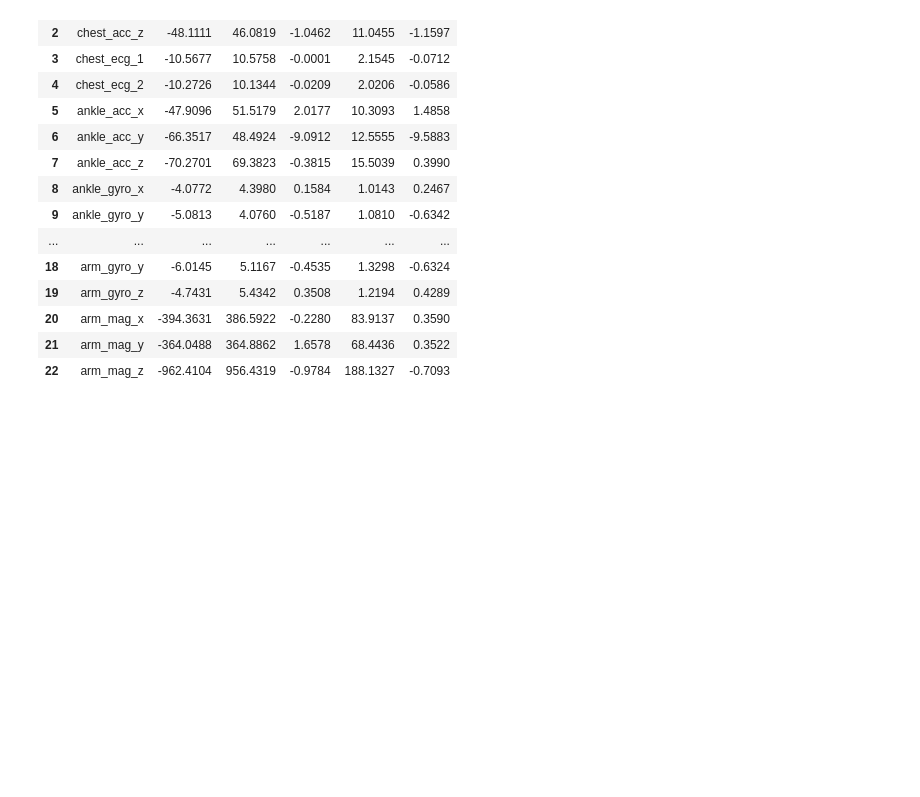
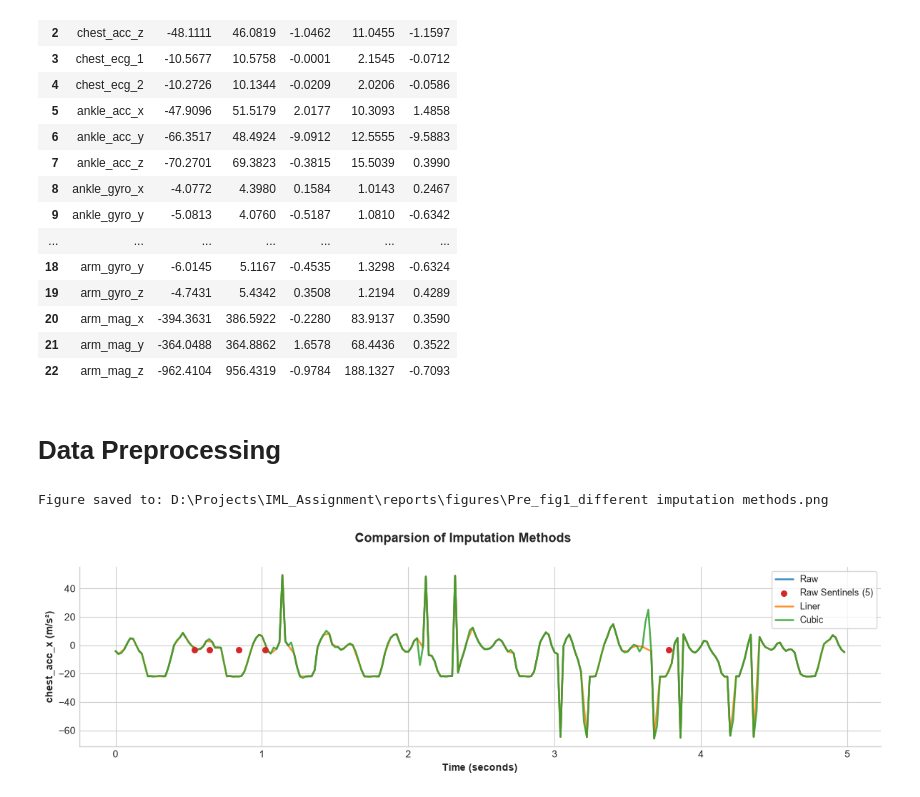
Before and after one commit to bearcut/iml-project, a Jupyter notebook: notebooks/01_eda_and_reporting.ipynb, the cells around one changed output. Drawn from its saved outputs; the diff is of its cells as text; code cells hidden in the pictures; blank space fills up the shorter version.

Commit message:
done with preprocessing and scaling

```diff
--- a/notebooks/01_eda_and_reporting.ipynb
+++ b/notebooks/01_eda_and_reporting.ipynb
@@ -130,3 +146,25 @@ display(stats_df)
 | 20 | arm_mag_x | -394.3631 | 386.5922 | -0.2280 | 83.9137 | 0.3590 |
 | 21 | arm_mag_y | -364.0488 | 364.8862 | 1.6578 | 68.4436 | 0.3522 |
 | 22 | arm_mag_z | -962.4104 | 956.4319 | -0.9784 | 188.1327 | -0.7093 |
+# %% [markdown]
+# Data Preprocessing
+# %%
+raw_wave , _ = iml.extract_sample_waveform(train_df,1)
+
+lin_wave = iml.clean_sample_waveform(raw_wave, method="linear")
+cub_wave = iml.clean_sample_waveform(raw_wave, method="cubic_spline")
+
+fig , ax = iml.plot_signals(
+    signals={
+        "Raw" : raw_wave,
+        "Liner": lin_wave,
+        "Cubic": cub_wave,
+    },
+    channels="chest_acc_x",
+    title="Comparsion of Imputation Methods",
+    save_name="Pre_fig1_different imputation methods"
+)
+plt.show()
+# %% [output]
+Figure saved to: D:\Projects\IML_Assignment\reports\figures\Pre_fig1_different imputation methods.png
+[figure, added]
```
Also changed, not shown: parts of 2 cells of this notebook, 11 other files.
